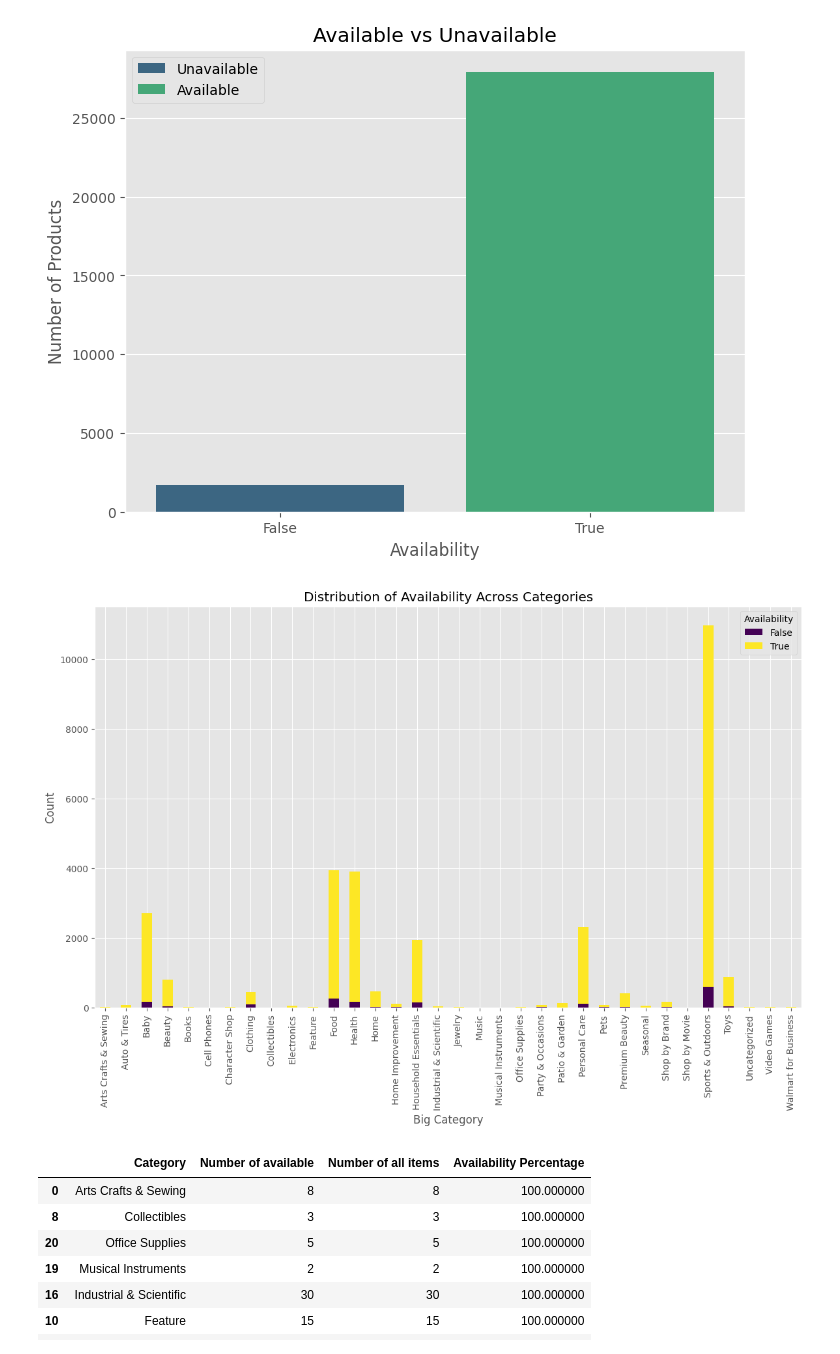
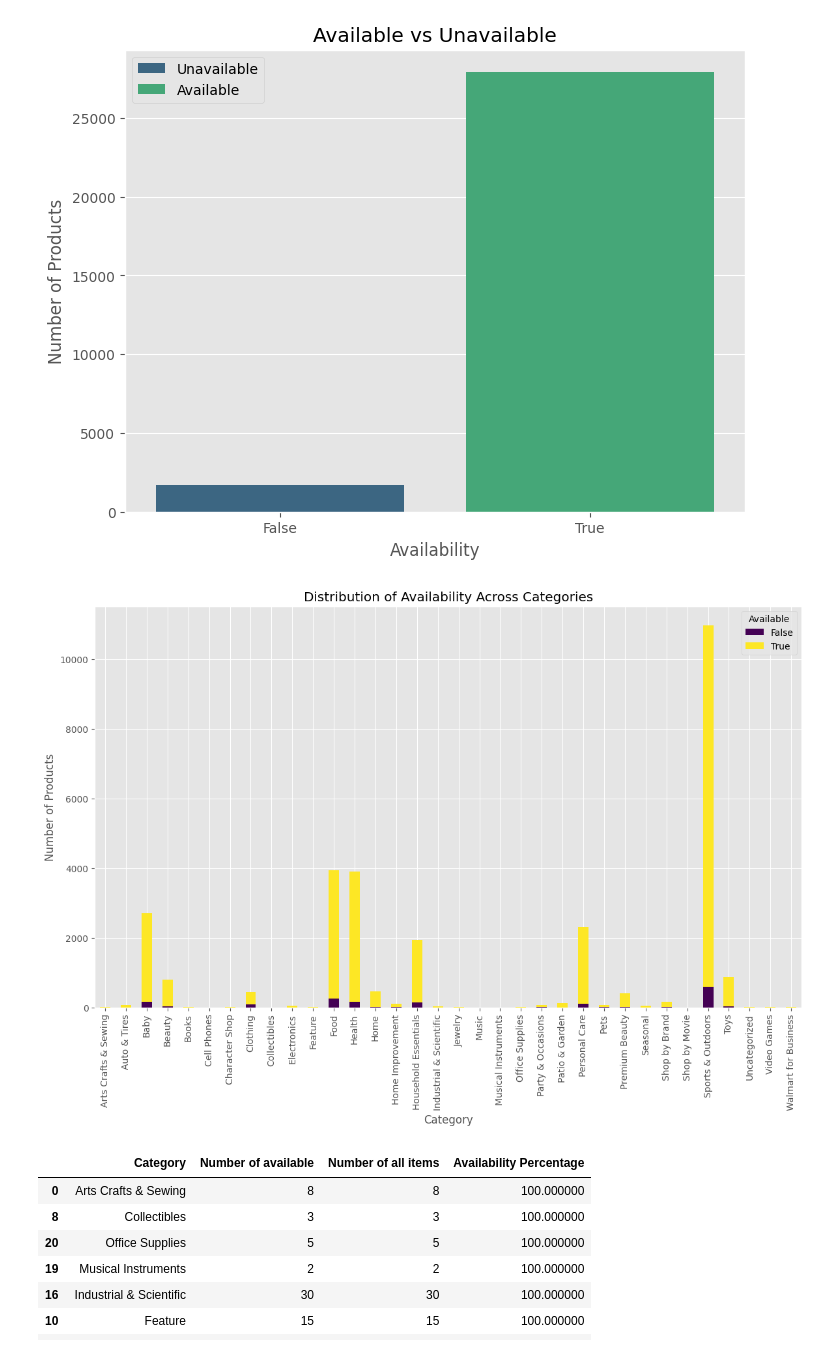
Before and after one commit to LeoZYA/Project-Portfolio, a Jupyter notebook: Walmart_ProductData_EDA.ipynb, the cells around one changed output. Saved outputs shown, nothing was run; the diff lists cells and outputs as text; code cells hidden in the pictures.

```diff
--- a/Walmart_ProductData_EDA.ipynb
+++ b/Walmart_ProductData_EDA.ipynb
@@ -691,16 +691,16 @@ Name: count, dtype: int64
 # %%
 # Availability across Categories
 grouped_df = df2.groupby(['Big_Category', 'Available']).size().unstack()
 
 # Plot bar chart
 grouped_df.plot(kind='bar', stacked=True, figsize=(14, 8), colormap='viridis')
 plt.title('Distribution of Availability Across Categories')
-plt.xlabel('Big Category')
-plt.ylabel('Count')
-plt.legend(title='Availability', loc='upper right')
+plt.xlabel('Category')
+plt.ylabel('Number of Products')
+plt.legend(title='Available', loc='upper right')
 plt.show()
 # %% [output]
-[figure, old version]
+[figure, new version]
 # %%
 # Let's list the percentage of availability out among all categories
 
```
Also changed, not shown: parts of 1 cell of this notebook.
